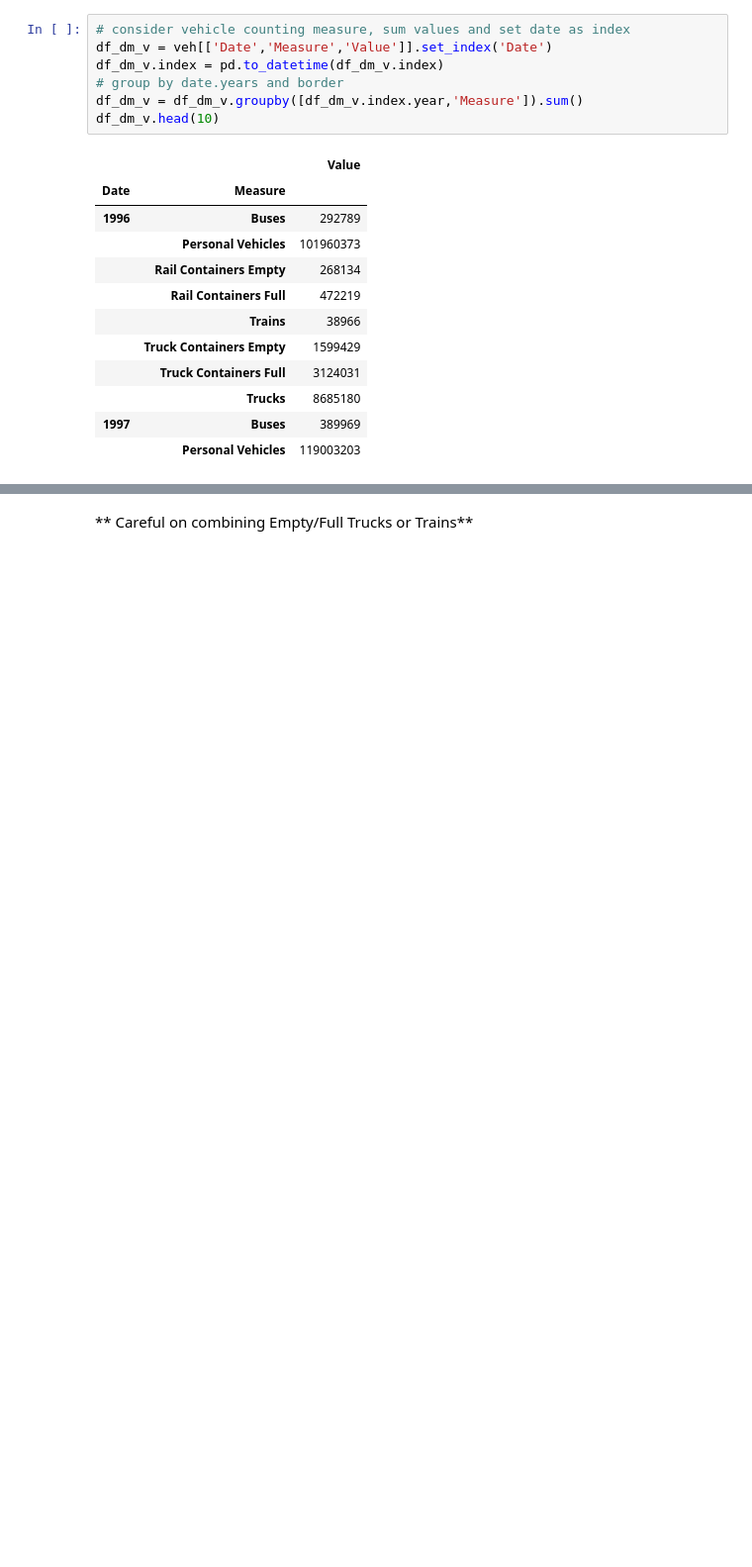
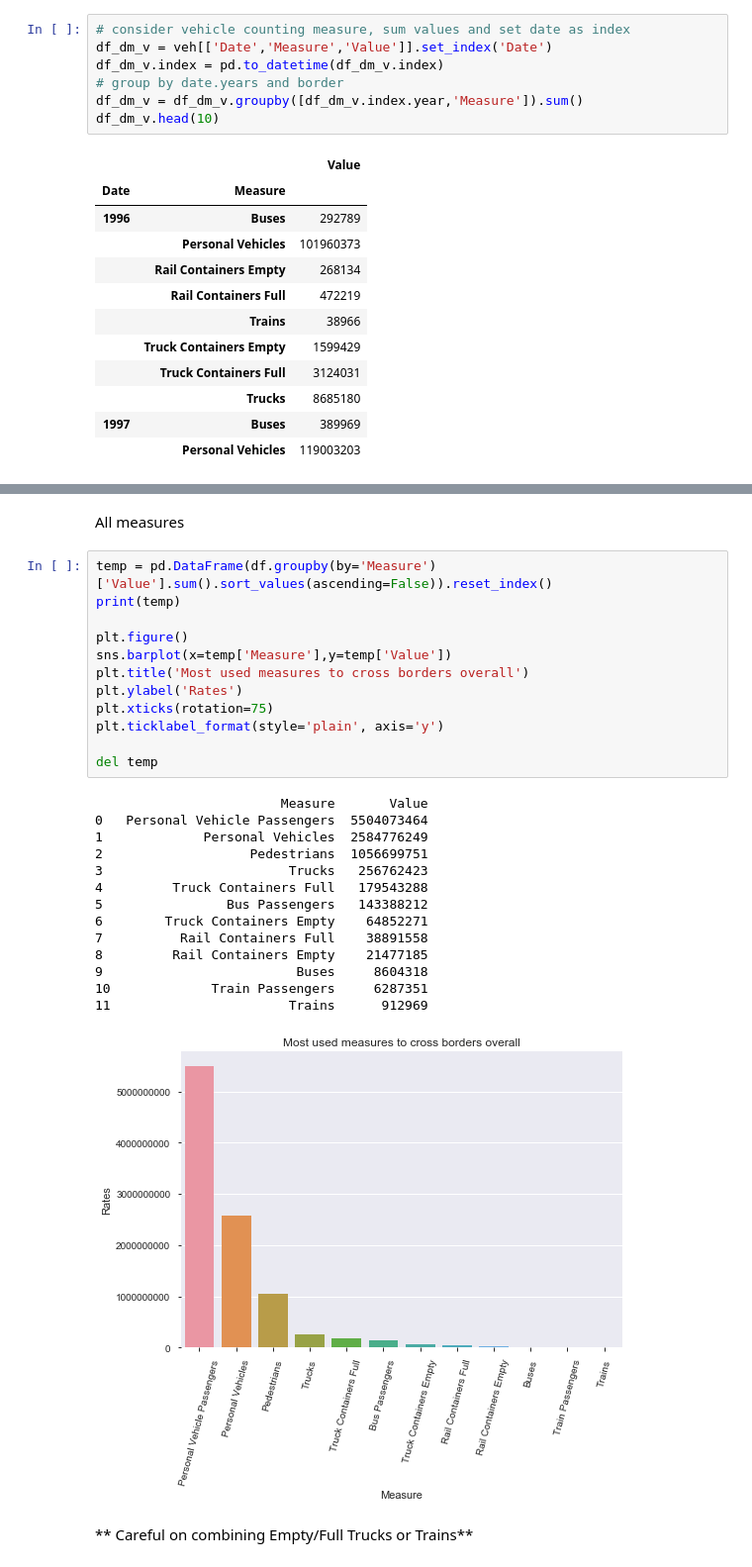
Before and after one commit to rnaua/DMML2019_Team_Swatch, a Jupyter notebook: code/EDA_Tanja.ipynb, the cells around one changed output, grey strips where cells are left out. Shown at 99% size. Cells and saved outputs as stored; diff of their text form; blank space fills up the shorter version.

```diff
--- a/code/EDA_Tanja.ipynb
+++ b/code/EDA_Tanja.ipynb
@@ -367,6 +378,35 @@ fig.update_layout(title = 'Vehicles entering US by years and measures', barmode=
 fig.show()
 # %% [output]
 [interactive output not drawn]
+# %% [markdown]
+All measures
+# %%
+temp = pd.DataFrame(df.groupby(by='Measure')['Value'].sum().sort_values(ascending=False)).reset_index()
+print(temp)
+
+plt.figure()
+sns.barplot(x=temp['Measure'],y=temp['Value'])
+plt.title('Most used measures to cross borders overall')
+plt.ylabel('Rates')
+plt.xticks(rotation=75)
+plt.ticklabel_format(style='plain', axis='y')
+
+del temp
+# %% [output]
+                        Measure       Value
+0   Personal Vehicle Passengers  5504073464
+1             Personal Vehicles  2584776249
+2                   Pedestrians  1056699751
+3                        Trucks   256762423
+4         Truck Containers Full   179543288
+5                Bus Passengers   143388212
+6        Truck Containers Empty    64852271
+7          Rail Containers Full    38891558
+8         Rail Containers Empty    21477185
+9                         Buses     8604318
+10             Train Passengers     6287351
+11                       Trains      912969
+[figure, added]
 # %% [markdown]
 ** Careful on combining Empty/Full Trucks or Trains**
 # %% [markdown]
```
Also changed, not shown: parts of 22 cells of this notebook.
